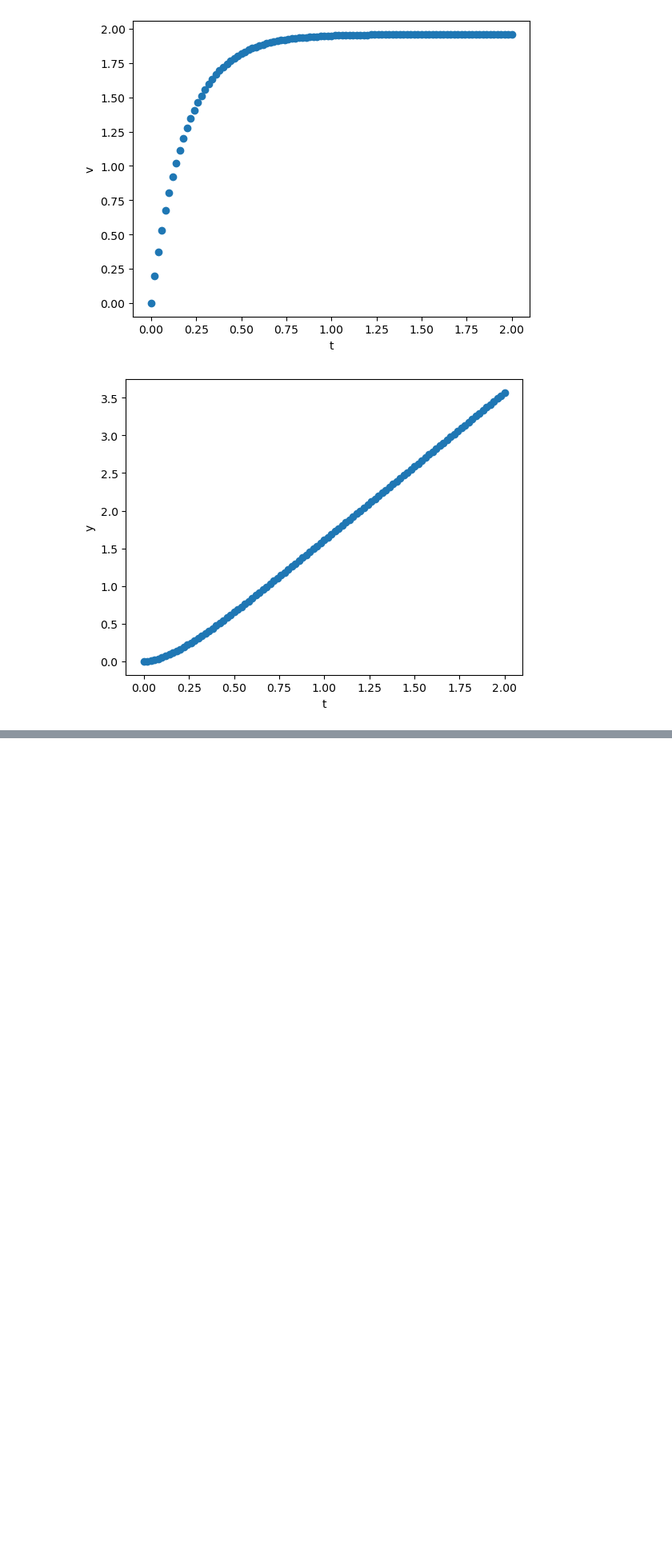
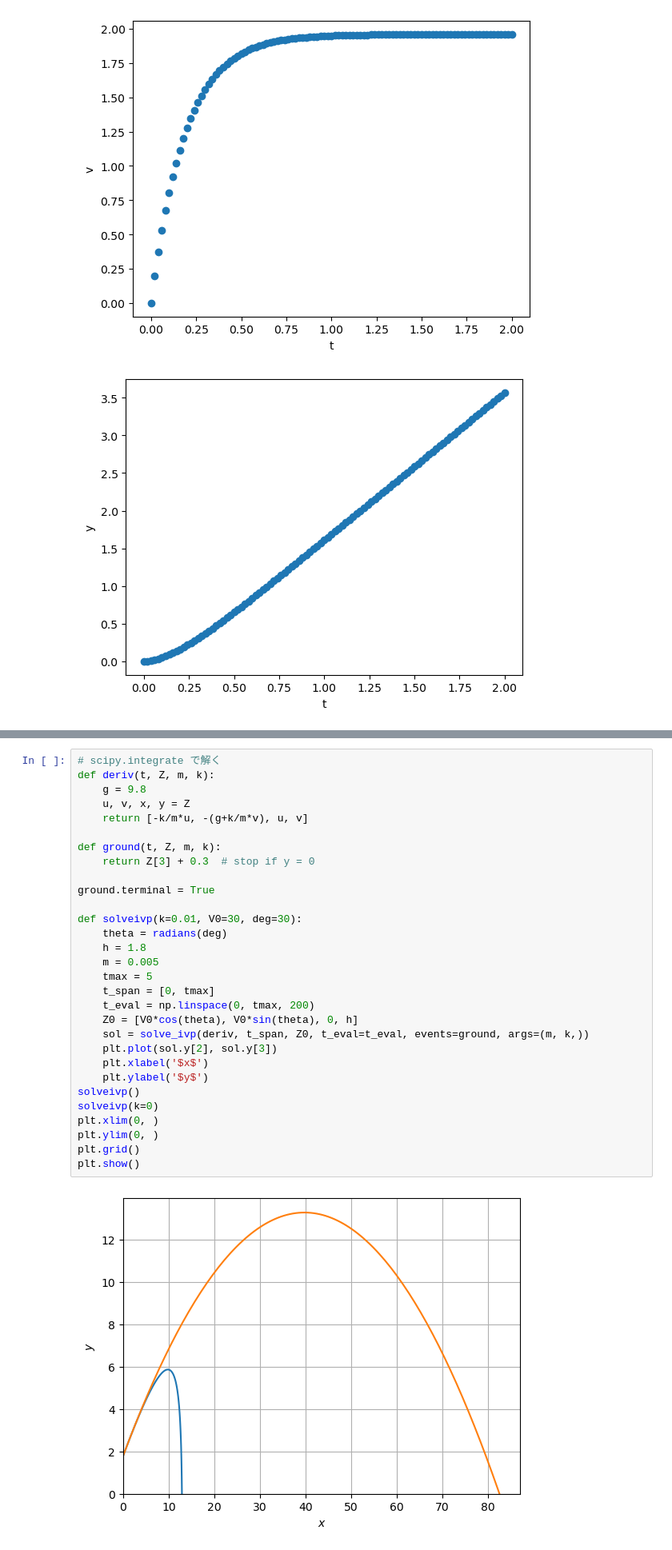
Before and after one commit to kyorin-phys/joho, a Jupyter notebook: p8.ipynb, the cells around one changed output, grey strips where cells are left out. Shown: that part at 80% size. Cells and saved outputs as stored; diff of their text form; blank space fills up the shorter version.

```diff
--- a/p8.ipynb
+++ b/p8.ipynb
@@ -143,0 +314,32 @@ plt.show()
+# %%
+# scipy.integrate で解く
+def deriv(t, Z, m, k):
+    g = 9.8
+    u, v, x, y = Z
+    return [-k/m*u, -(g+k/m*v), u, v]
+
+def ground(t, Z, m, k):
+    return Z[3] + 0.3  # stop if y = 0
+
+ground.terminal = True
+
+def solveivp(k=0.01, V0=30, deg=30):
+    theta = radians(deg)
+    h = 1.8
+    m = 0.005
+    tmax = 5
+    t_span = [0, tmax]
+    t_eval = np.linspace(0, tmax, 200)
+    Z0 = [V0*cos(theta), V0*sin(theta), 0, h]
+    sol = solve_ivp(deriv, t_span, Z0, t_eval=t_eval, events=ground, args=(m, k,))
+    plt.plot(sol.y[2], sol.y[3])
+    plt.xlabel('$x$')
+    plt.ylabel('$y$')
+solveivp()
+solveivp(k=0)
+plt.xlim(0, )
+plt.ylim(0, )
+plt.grid()
+plt.show()
+# %% [output]
+[figure, added]
```
Also changed, not shown: parts of 14 cells of this notebook.
